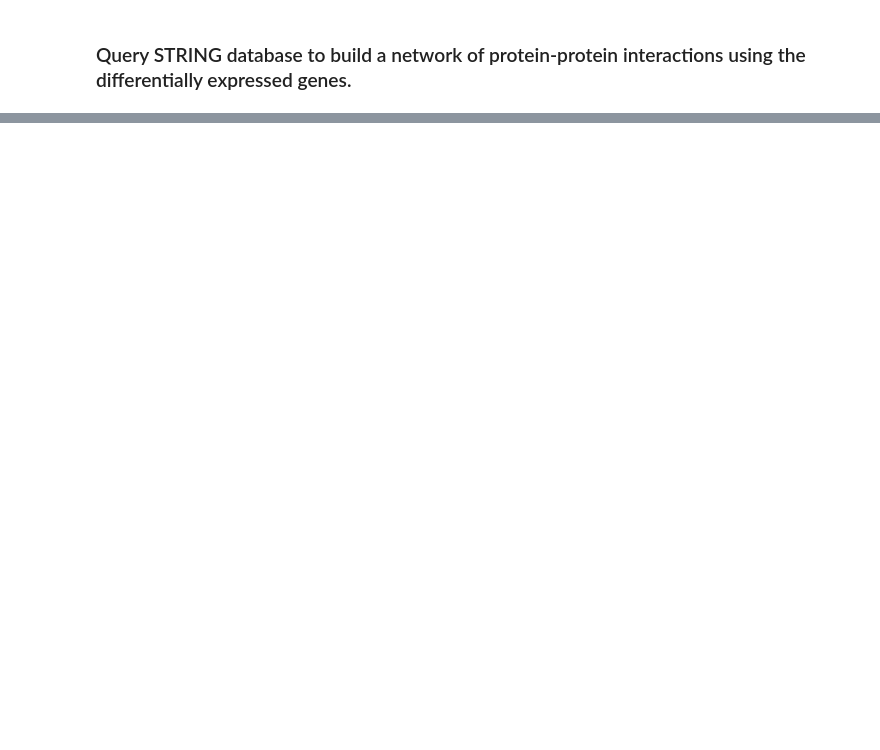
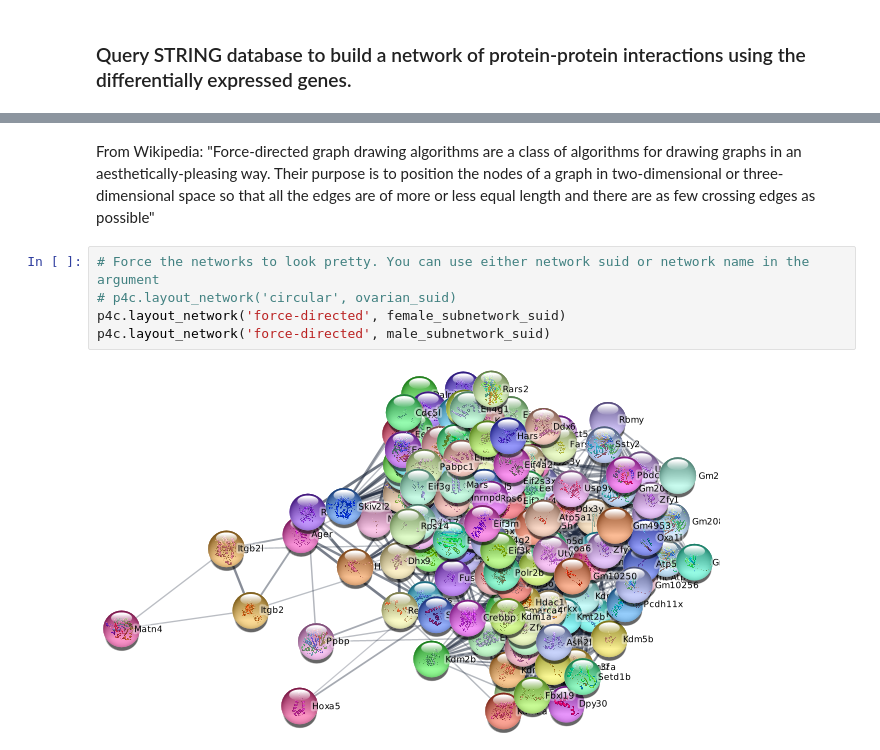
Before and after one commit to hverdonk/RNAseq-network-analysis, a Jupyter notebook: network-finder.ipynb, the cells around one changed output, grey strips where cells are left out. Saved outputs shown, nothing was run; the diff lists cells and outputs as text; blank space fills up the shorter version.

```diff
--- a/network-finder.ipynb
+++ b/network-finder.ipynb
@@ -47,0 +114,9 @@ p4c.notebook_export_show_image()
+# %% [markdown]
+From Wikipedia: "Force-directed graph drawing algorithms are a class of algorithms for drawing graphs in an aesthetically-pleasing way. Their purpose is to position the nodes of a graph in two-dimensional or three-dimensional space so that all the edges are of more or less equal length and there are as few crossing edges as possible"
+# %%
+# Force the networks to look pretty. You can use either network suid or network name in the argument
+# p4c.layout_network('circular', ovarian_suid)
+p4c.layout_network('force-directed', female_subnetwork_suid)
+p4c.layout_network('force-directed', male_subnetwork_suid)
+# %% [output]
+[figure, added]
```
Also changed, not shown: parts of 20 cells of this notebook, 2 other files.
